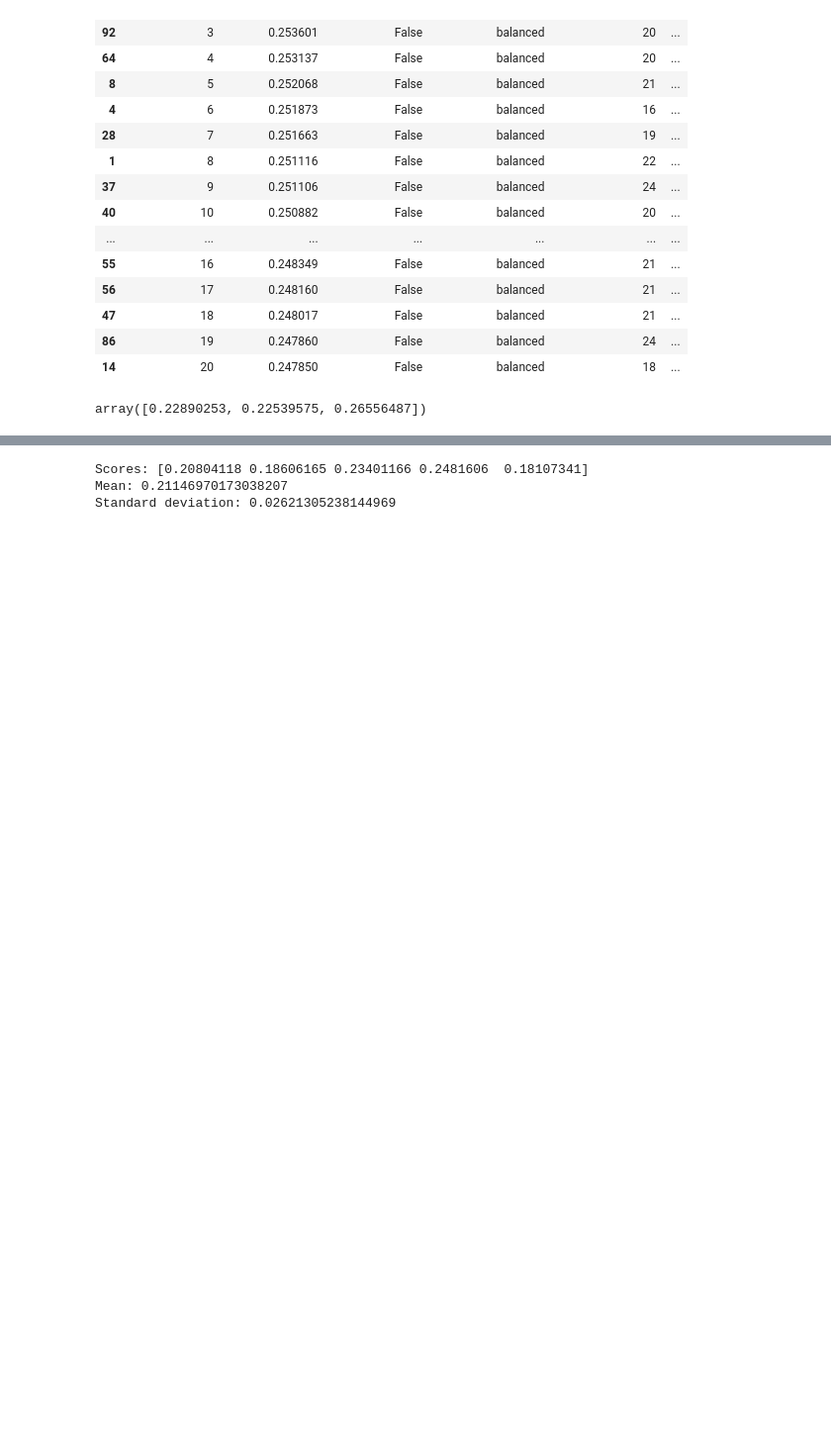
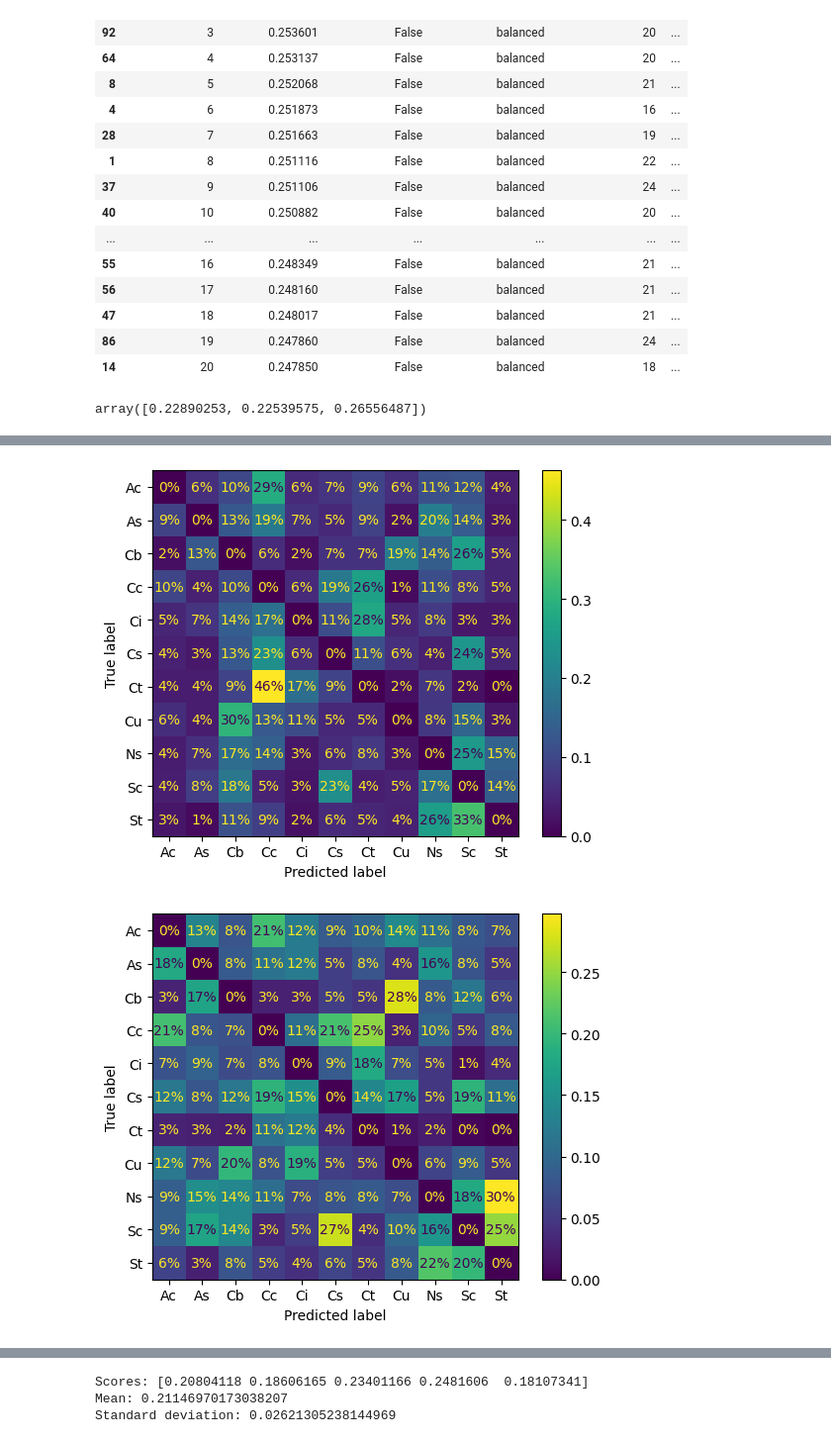
Before and after one commit to LucasNseyep/belle-weder, a Jupyter notebook: notebooks/belle-weder-vision-lab-book/lab-book-2/02_model_fine_tuning.ipynb, the cells around one changed output, grey strips where cells are left out. Shown at 99% size. Saved outputs shown, nothing was run; the diff lists cells and outputs as text; code cells hidden in the pictures; blank space fills up the shorter version.

```diff
--- a/notebooks/belle-weder-vision-lab-book/lab-book-2/02_model_fine_tuning.ipynb
+++ b/notebooks/belle-weder-vision-lab-book/lab-book-2/02_model_fine_tuning.ipynb
@@ -396,0 +410,12 @@ plt.show()
+# %%
+zeroed_conf_mx_row = ConfusionMatrixDisplay.from_predictions(y_train_labels, y_train_pred_labels,
+                                                             sample_weight=sample_weight,
+                                                             normalize="true", values_format=".0%")
+zeroed_conf_mx_norm_col = ConfusionMatrixDisplay.from_predictions(y_train_labels, y_train_pred_labels,
+                                                                  normalize="pred", values_format=".0%",
+                                                                  labels=ordinal_encoder.classes_,
+                                                                  sample_weight=sample_weight)
+plt.show()
+# %% [output]
+[figure, added]
+[figure, added]
```
Also changed, not shown: parts of 13 cells of this notebook, 1 other file.
